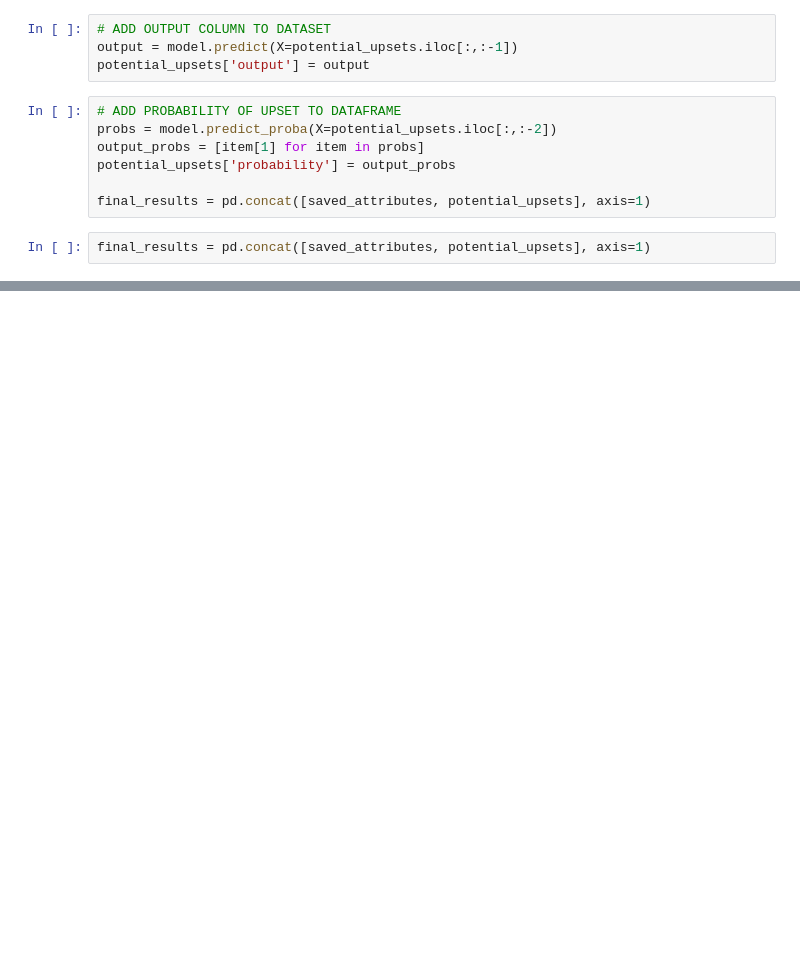
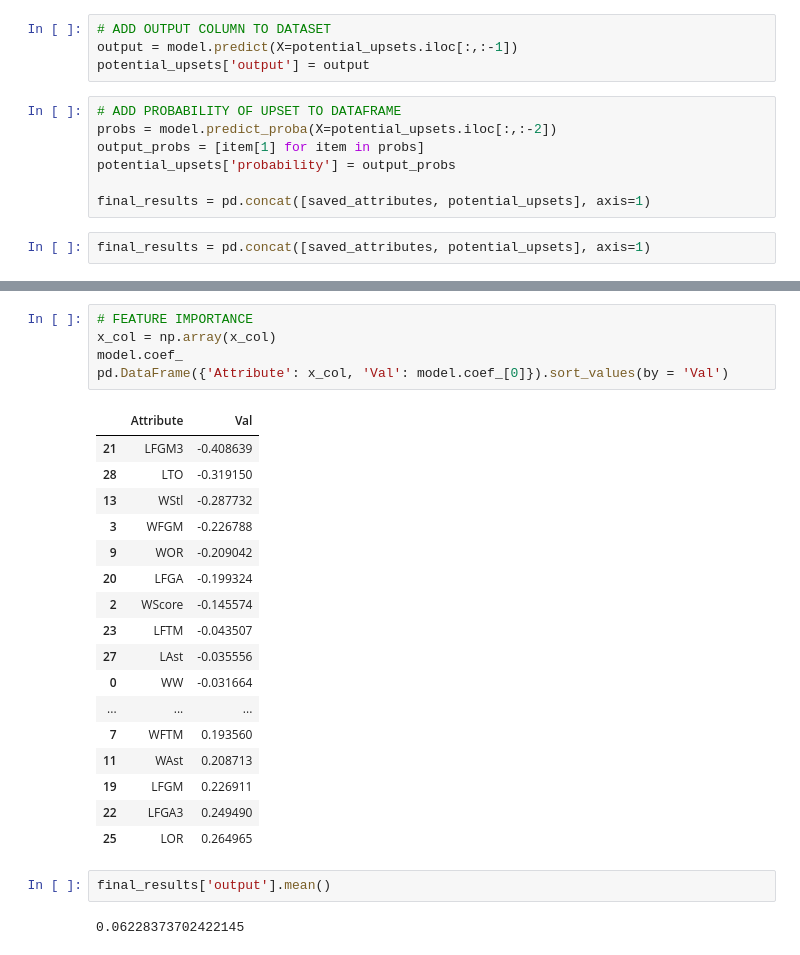
Before and after one commit to jonandrewj/ncaa_prediction, a Jupyter notebook: UpsetPrediction.ipynb, the cells around one changed output, grey strips where cells are left out. Cells and saved outputs as stored; diff of their text form; blank space fills up the shorter version.

```diff
--- a/UpsetPrediction.ipynb
+++ b/UpsetPrediction.ipynb
@@ -154,2 +195,29 @@ final_results.sort_values(by='probability', ascending= False)
 | 361 | 1272 | 1426 | 2008 | 1 | 16 | 33 | 1 | 79.676471 | 28.764706 | 61.764706 | ... | ... |
 578 rows × 40 columns
+# %%
+# FEATURE IMPORTANCE
+x_col = np.array(x_col)
+model.coef_
+pd.DataFrame({'Attribute': x_col, 'Val': model.coef_[0]}).sort_values(by = 'Val')
+# %% [output]
+|  | Attribute | Val |
+| 21 | LFGM3 | -0.408639 |
+| 28 | LTO | -0.319150 |
+| 13 | WStl | -0.287732 |
+| 3 | WFGM | -0.226788 |
+| 9 | WOR | -0.209042 |
+| 20 | LFGA | -0.199324 |
+| 2 | WScore | -0.145574 |
+| 23 | LFTM | -0.043507 |
+| 27 | LAst | -0.035556 |
+| 0 | WW | -0.031664 |
+| ... | ... | ... |
+| 7 | WFTM | 0.193560 |
+| 11 | WAst | 0.208713 |
+| 19 | LFGM | 0.226911 |
+| 22 | LFGA3 | 0.249490 |
+| 25 | LOR | 0.264965 |
+# %%
+final_results['output'].mean()
+# %% [output]
+0.06228373702422145
```
Also changed, not shown: parts of 13 cells of this notebook.
